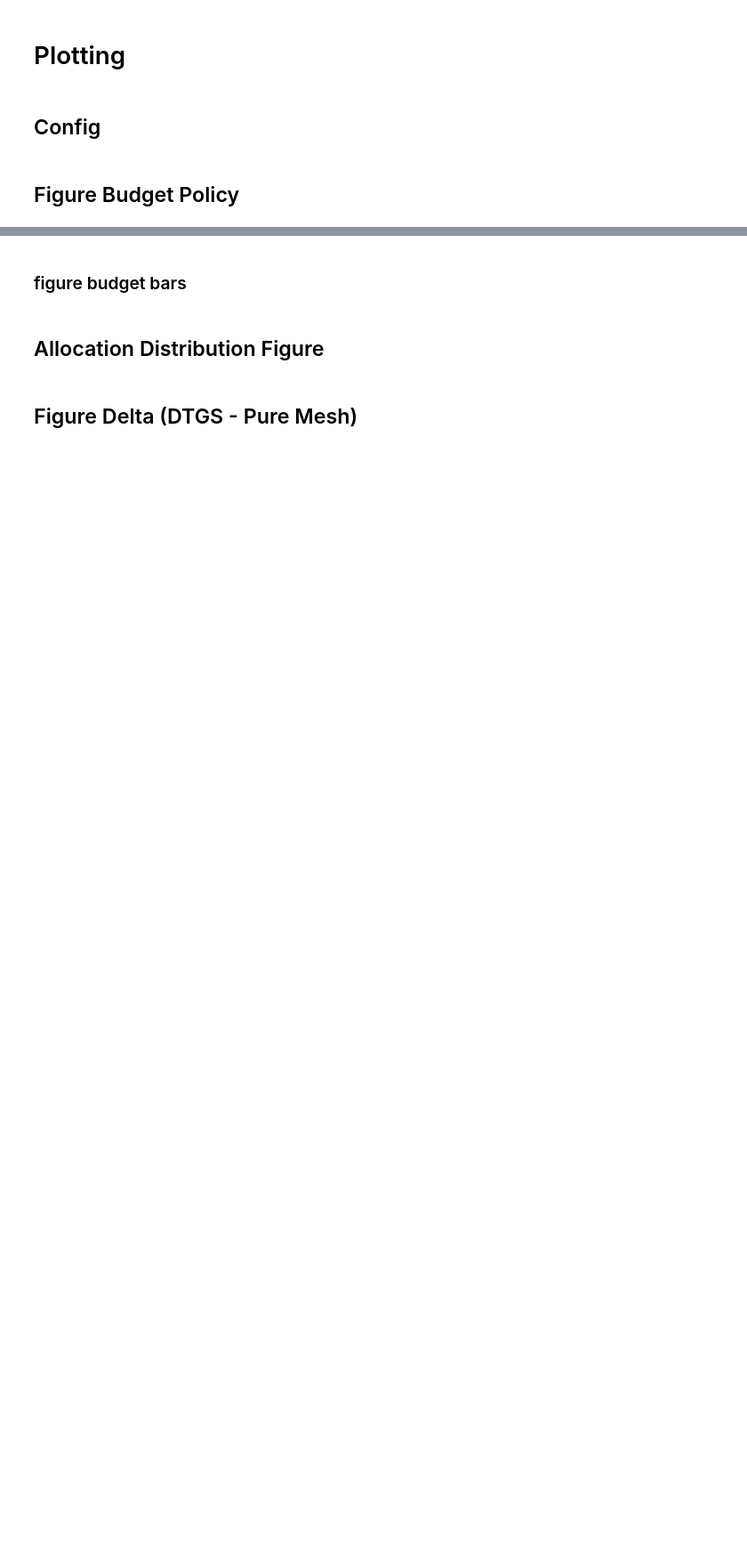
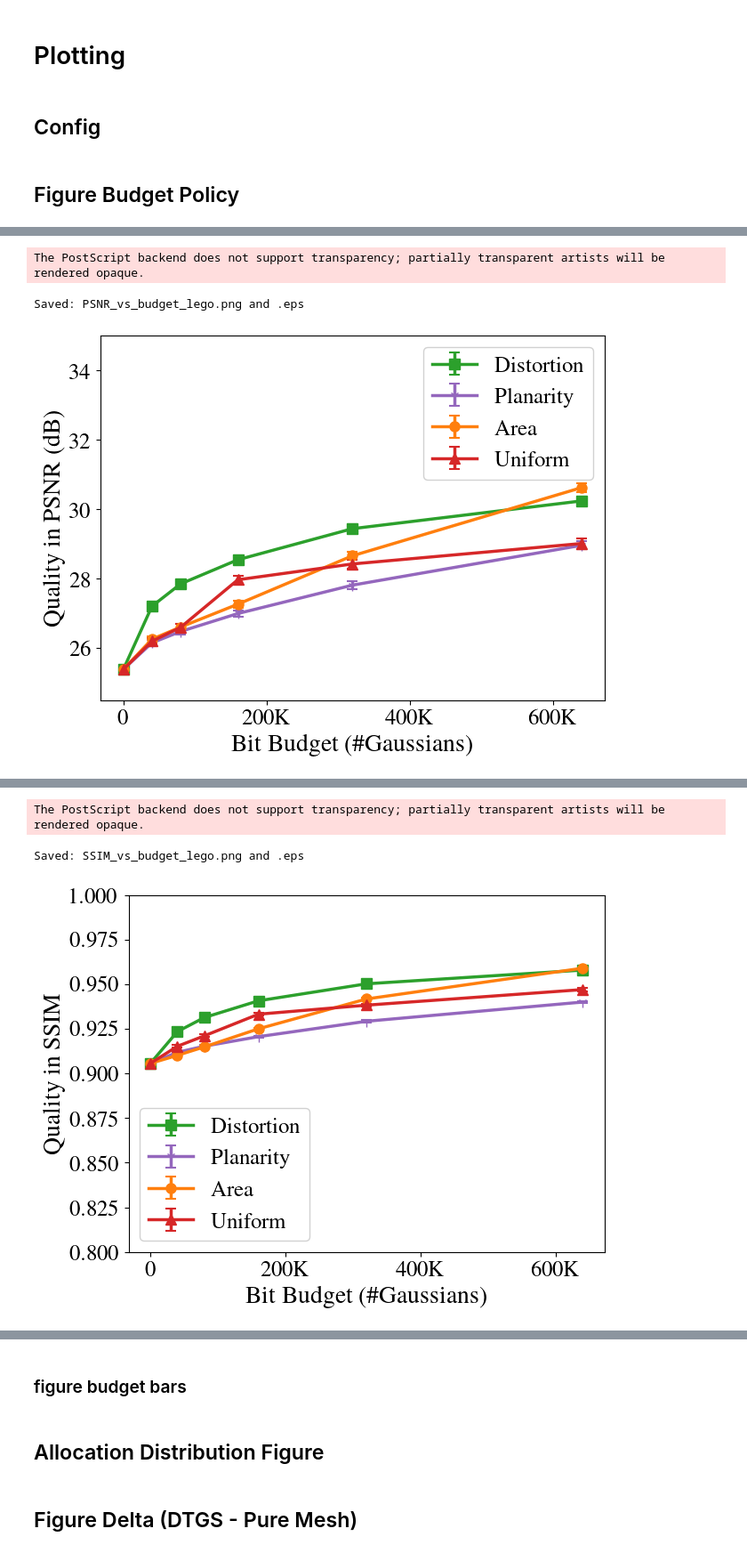
Before and after one commit to SYJINTW/mesh-splat, a Jupyter notebook: plotting.ipynb, the cells around one changed output, grey strips where cells are left out. Shown at 89% size. Drawn from its saved outputs; the diff is of its cells as text; code cells hidden in the pictures; blank space fills up the shorter version.

Commit message:
update figure formats

```diff
--- a/plotting.ipynb
+++ b/plotting.ipynb
@@ -100,7 +100,6 @@ def set_metric_ylim_delta(ax, metric_key):
 # %% [markdown]
 ## Figure Budget Policy
 # %%
-
 def budget_policy_curves():
     """
     Plot metrics vs budget for different budgeting policies.
@@ -118,9 +117,6 @@ def budget_policy_curves():
         {'name': 'planarity2', 'label': 'Planarity', 'marker': '1', 'color': color_palette[4]},
         {'name': 'area', 'label': 'Area', 'marker': 'o', 'color': color_palette[1]},
         {'name': 'uniform', 'label': 'Uniform', 'marker': '^', 'color': color_palette[3]},
-        # {'name': 'mixed_v1g3', 'label': 'Mixed vis1:geo3', 'marker': '1', 'color': color_palette[4]},
-        # {'name': 'mixed_v2g2', 'label': 'Mixed vis1:geo1', 'marker': '2', 'color': color_palette[5]},
-        # {'name': 'mixed_v3g1', 'label': 'Mixed vis3:geo1', 'marker': '3', 'color': color_palette[6]},
     ]
 
     budgets = [40000, 80000, 160000, 320000, 640000]
@@ -161,6 +157,9 @@ def budget_policy_curves():
                 mesh_stderr = std_val / np.sqrt(len(values))
                 print(f"Pure Mesh - {metric_key}: mean={mesh_mean:.4f}, std={std_val:.4f}, n={len(values)}")
 
+        # Store policy data for comparison
+        policy_data = {p['name']: {'xs': [], 'ys': [], 'errs': []} for p in policies}
+
         # 2. Process each policy
         for policy in policies:
             policy_name = policy['name']
@@ -200,6 +199,11 @@ def budget_policy_curves():
 
                         print(f"  Budget {budget}: mean={mean_val:.4f}, std={std_val:.4f}, splats={num_splats}")
 
+            # Store data for comparison
+            policy_data[policy_name]['xs'] = xs
+            policy_data[policy_name]['ys'] = ys
+            policy_data[policy_name]['errs'] = errs
+
             # Plot this policy
             if xs:
                 print(f"  Plotting {len(xs)} points for {policy['label']}")
@@ -209,6 +213,52 @@ def budget_policy_curves():
                            color=policy['color'], label=policy['label'], zorder=2)
             else:
                 print(f"  No data to plot for {policy['label']}!")
+
+        # Print differences between Distortion and other policies
+        print(f"\n{'='*60}")
+        print(f"Policy Differences for {metric_key} (Distortion vs Others)")
+        print(f"{'='*60}")
+
+        # Get distortion data
+        if 'distortion' in policy_data and len(policy_data['distortion']['xs']) > 0:
+            distortion_budgets = set(policy_data['distortion']['xs'][1:])  # Skip x=0
+
+            # Compare with each other policy
+            for policy in policies:
+                if policy['name'] == 'distortion':
+                    continue
+
+                policy_name = policy['name']
+                if policy_name not in policy_data or len(policy_data[policy_name]['xs']) == 0:
+                    continue
+
+                print(f"\nDistortion vs {policy['label']}:")
+
+                # Find common budgets
+                policy_budgets = set(policy_data[policy_name]['xs'][1:])  # Skip x=0
+                common_budgets = sorted(distortion_budgets & policy_budgets)
+
+                for budget in common_budgets:
+                    # Find indices for this budget
+                    dist_idx = policy_data['distortion']['xs'].index(budget)
+                    policy_idx = policy_data[policy_name]['xs'].index(budget)
+
+                    dist_val = policy_data['distortion']['ys'][dist_idx]
+                    policy_val = policy_data[policy_name]['ys'][policy_idx]
+
+                    # Calculate difference
+                    diff = dist_val - policy_val  # Positive means Distortion is better
+
+                    # Calculate percentage
+                    if policy_val != 0:
+                        percent_diff = abs(diff / policy_val * 100)
+                    else:
+                        percent_diff = 0
+
+                    print(f"  Budget {int(budget/1000)}K:")
+                    print(f"    Distortion: {dist_val:.4f}")
+                    print(f"    {policy['label']}: {policy_val:.4f}")
+                    print(f"    Distortion - {policy['label']}: {diff:+.4f} ({percent_diff:.2f}%)")
 
         # Formatting
         ax.set_xlabel('Bit Budget (\#Gaussians)', fontsize=20)
@@ -235,13 +285,13 @@ def budget_policy_curves():
 
 
 
-# [TODO] [NOTE] fix y-axis range to enable comparison across plots
-# the exact ranges for each set of figures might differ
-
-# SCENE_NAME = 'lego'
-# budget_policy_curves()
+SCENE_NAME = 'lego'
+budget_policy_curves()
 
 
-for name in SCENE_NAME_LIST:
-    SCENE_NAME = name
-    budget_policy_curves()
+
+
+# for name in SCENE_NAME_LIST:
+#     SCENE_NAME = name
+#     budget_policy_curves()
+# %% [output]
@@ -247,0 +315,3 @@ for name in SCENE_NAME_LIST:
+The PostScript backend does not support transparency; partially transparent artists will be rendered opaque.
+Saved: PSNR_vs_budget_lego.png and .eps
+[figure, added]
@@ -247,0 +335,3 @@ for name in SCENE_NAME_LIST:
+The PostScript backend does not support transparency; partially transparent artists will be rendered opaque.
+Saved: SSIM_vs_budget_lego.png and .eps
+[figure, added]
```
Also changed, not shown: parts of 18 cells of this notebook.
